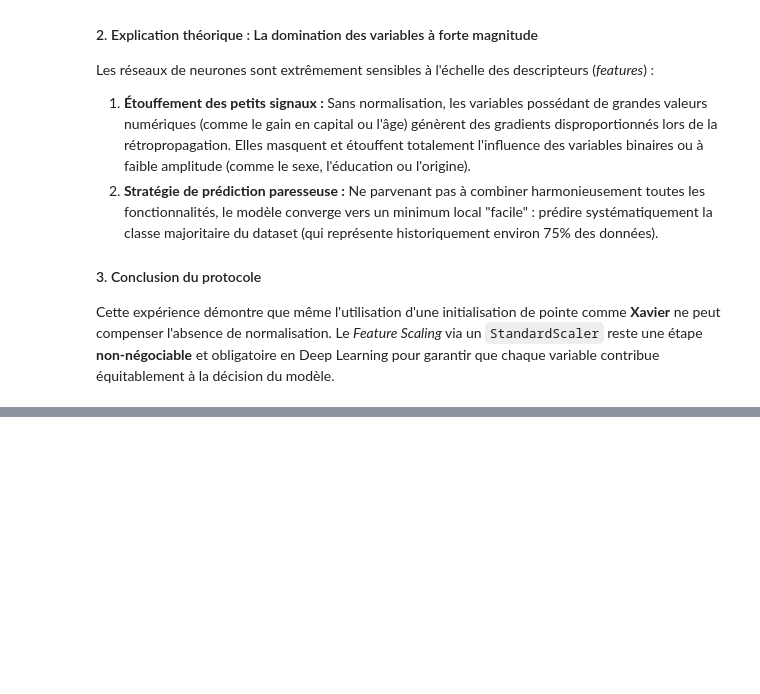
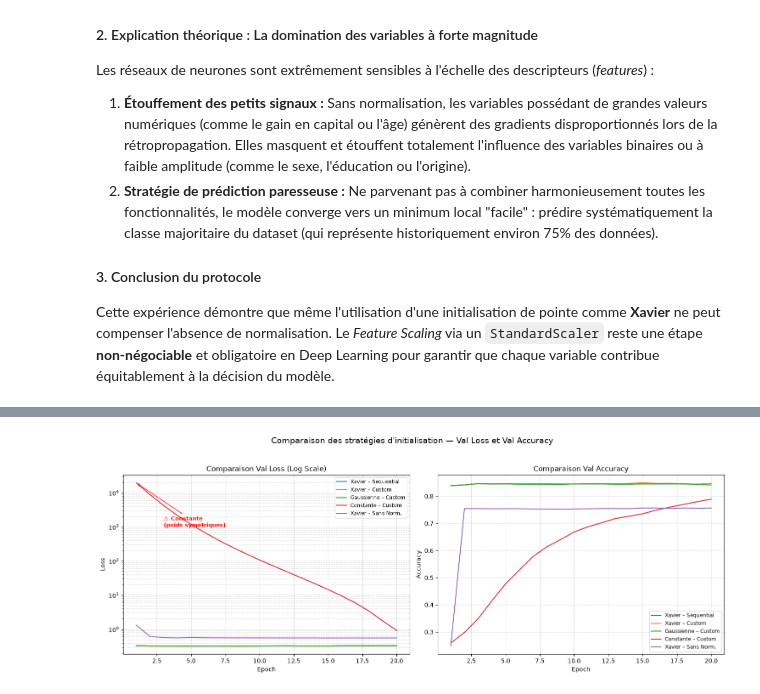
Before and after one commit to AyaQuarine/DEEPXPLAIN, a Jupyter notebook: notebooks/01_mlp_adult_income.ipynb, the cells around one changed output, grey strips where cells are left out. Drawn from its saved outputs; the diff is of its cells as text; code cells hidden in the pictures; blank space fills up the shorter version.

```diff
--- a/notebooks/01_mlp_adult_income.ipynb
+++ b/notebooks/01_mlp_adult_income.ipynb
@@ -1038,0 +1179,15 @@ Cette expérience démontre que même l'utilisation d'une initialisation de poin
+# %%
+summary_results = []
+
+for name, history in histories.items():
+    best_val_loss = min(history["val_loss"])
+    best_val_acc = max(history["val_acc"])
+
+    summary_results.append({
+        "experiment": name,
+        "best_val_loss": best_val_loss,
+        "best_val_acc": best_val_acc
+    })
+
+results_df = pd.DataFrame(summary_results).sort_values(by="best_val_loss", ascending=True)
+results_df
@@ -1038,0 +1271,55 @@ Cette expérience démontre que même l'utilisation d'une initialisation de poin
+# %%
+
+LABELS = {
+    'sequential_xavier_scaled': 'Xavier – Sequential',
+    'custom_xavier_scaled':     'Xavier – Custom',
+    'custom_normal_scaled':     'Gaussienne – Custom',
+    'custom_constant_scaled':   'Constante – Custom',
+    'custom_xavier_no_scale':   'Xavier – Sans Norm.',
+}
+
+plt.figure(figsize=(15, 6))
+
+# --- Graphique de Validation Loss ---
+plt.subplot(1, 2, 1)
+for name, history in histories.items():
+    plt.plot(range(1, EPOCHS + 1), history['val_loss'], label=LABELS.get(name, name))
+
+plt.yscale('log')
+plt.title("Comparaison Val Loss (Log Scale)")
+plt.xlabel("Epoch")
+plt.ylabel("Loss")
+plt.legend(fontsize='small')
+plt.grid(True, which="both", ls="--", alpha=0.5)
+
+# Annotation sur le subplot Loss
+ax1 = plt.gca()
+ax1.annotate('⚠ Constante\n(poids symétriques)',
+             xy=(1, histories['custom_constant_scaled']['val_loss'][0]),
+             xytext=(3, 1000), fontsize=9, color='red', weight='bold',
+             arrowprops=dict(arrowstyle='->', color='red'))
+
+# --- Graphique de Validation Accuracy ---
+plt.subplot(1, 2, 2)
+for name, history in histories.items():
+    plt.plot(range(1, EPOCHS + 1), history['val_acc'], label=LABELS.get(name, name))
+
+plt.title("Comparaison Val Accuracy")
+plt.xlabel("Epoch")
+plt.ylabel("Accuracy")
+plt.legend(fontsize='small')
+plt.grid(True, ls="--", alpha=0.5)
+
+plt.suptitle("Comparaison des stratégies d'initialisation — Val Loss et Val Accuracy", fontsize=14)
+plt.tight_layout(rect=[0, 0.03, 1, 0.95])
+
+#sauvegarder le graphique
+plt.suptitle("Comparaison des stratégies d'initialisation — Val Loss et Val Accuracy", fontsize=14)
+plt.tight_layout(rect=[0, 0.03, 1, 0.95])
+
+save_figure("comparaison_initialisation.png")
+plt.show()
+
+plt.show()
+# %% [output]
+[figure, added]
```
Also changed, not shown: parts of 35 cells of this notebook, 8 other files.
